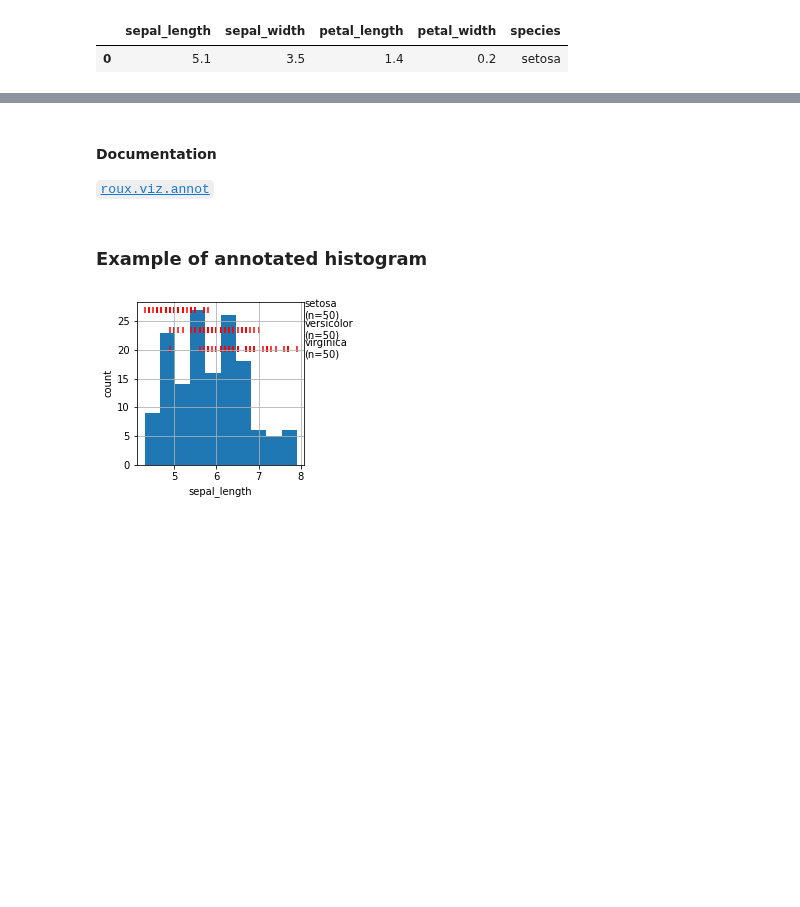
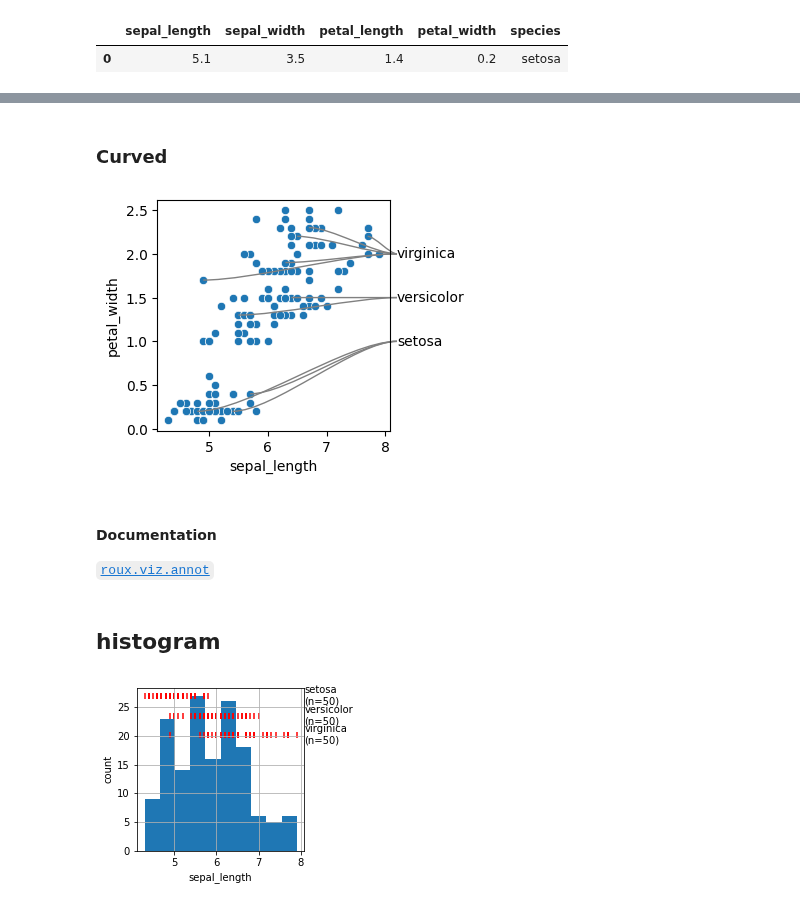
Before and after one commit to rraadd88/roux, a Jupyter notebook: examples/roux_viz_annot.ipynb, the cells around one changed output, grey strips where cells are left out. Drawn from its saved outputs; the diff is of its cells as text; code cells hidden in the pictures; blank space fills up the shorter version.

```diff
--- a/examples/roux_viz_annot.ipynb
+++ b/examples/roux_viz_annot.ipynb
@@ -43,8 +45,27 @@ WARNING:root:overwritting: outputs/roux_viz_annot/annot_side.png
+# %% [markdown]
+### Curved
+# %%
+# base plot
+_,ax=plt.subplots(figsize=[3,3])
+ax=sns.scatterplot(data=df1,x='sepal_length',y='petal_width',ax=ax)
+# annotations
+from roux.viz.annot import annot_side_curved
+_=annot_side_curved(
+    data=df1.sample(10),
+    colx='sepal_length',
+    coly='petal_width',
+    col_label='species',
+    x=8.2,
+    ylim=[1,2],
+    test=False,
+)
+# %% [output]
+[figure, added]
 # %% [markdown]
 #### Documentation
 [`roux.viz.annot`](https://github.com/rraadd88/roux#module-rouxvizannot)
 # %% [markdown]
-### Example of annotated histogram
+## histogram
 # %%
 # demo data
 import seaborn as sns
```
Also changed, not shown: parts of 8 cells of this notebook, 5 other files.
